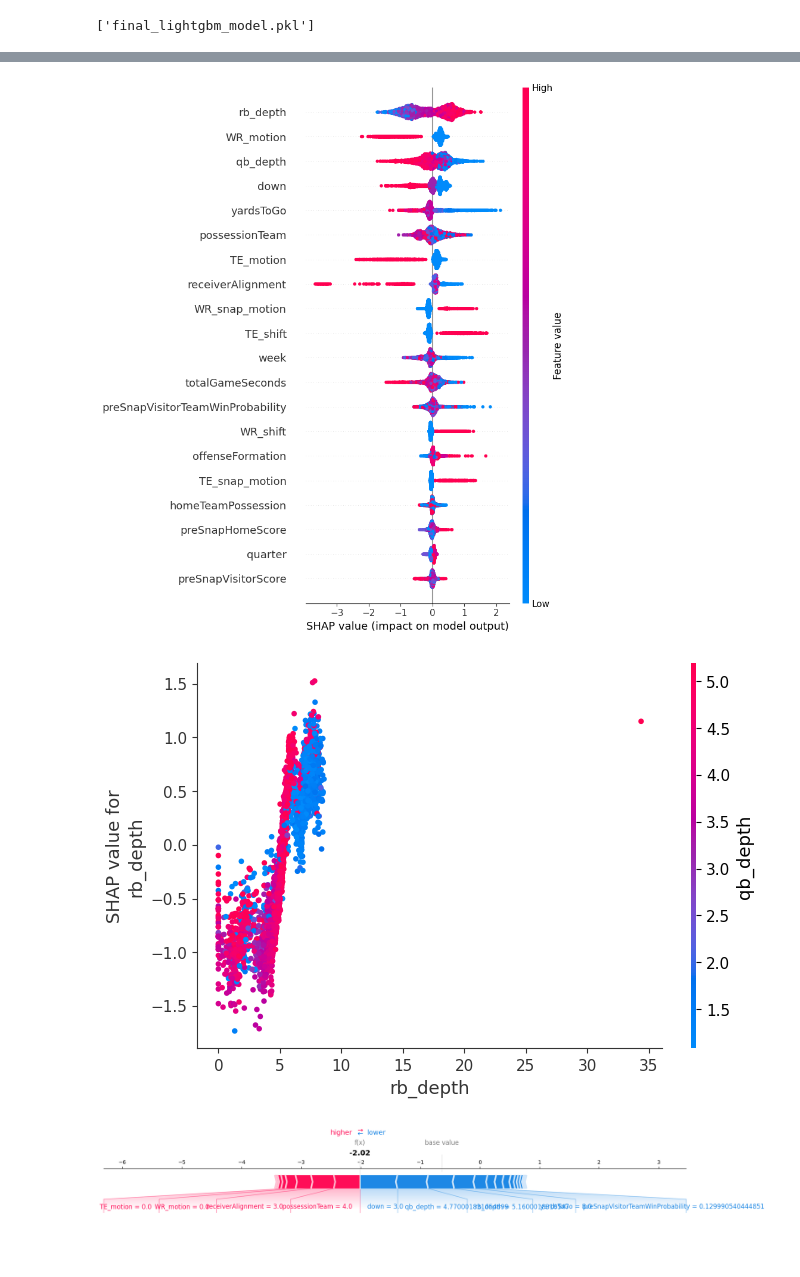
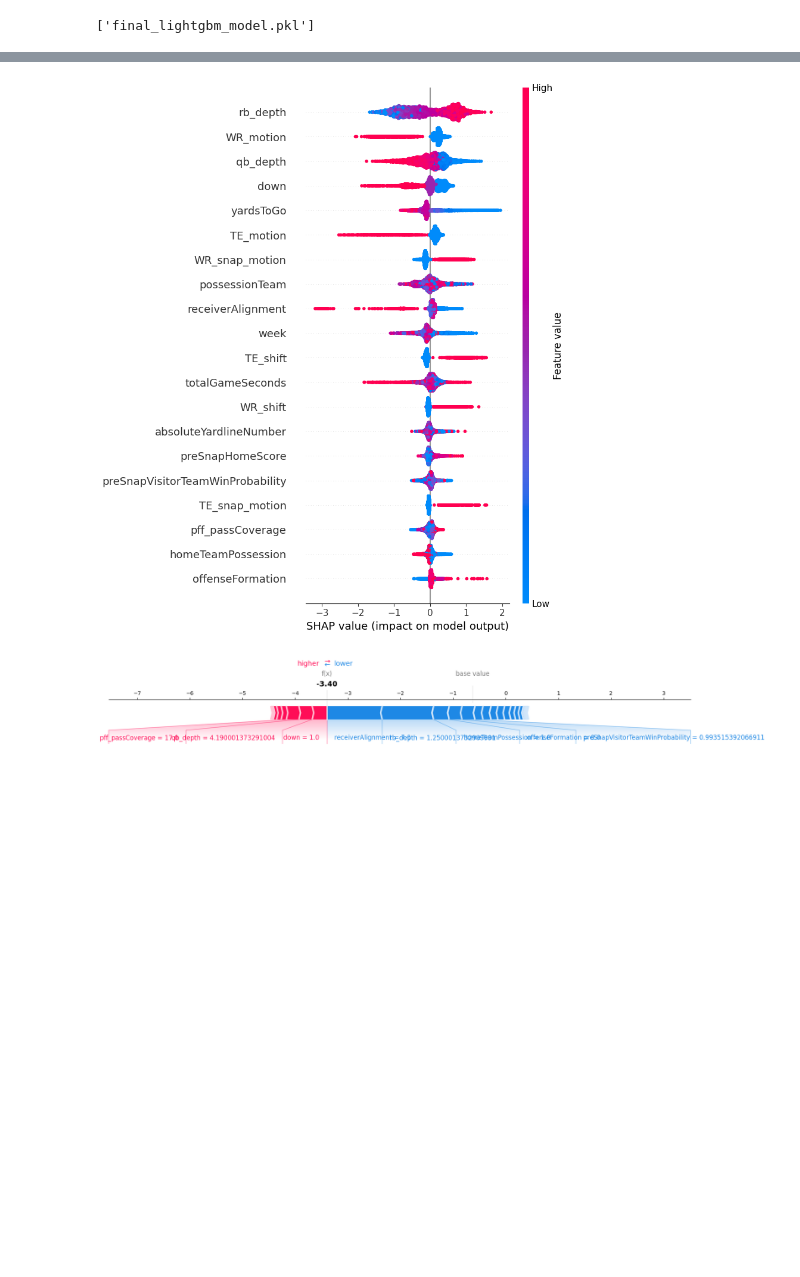
Before and after one commit to ajmoore12/BDB_2025, a Jupyter notebook: Code/bigdata_pm.ipynb, the cells around one changed output, grey strips where cells are left out. Drawn from its saved outputs; the diff is of its cells as text; code cells hidden in the pictures; blank space fills up the shorter version.

```diff
--- a/Code/bigdata_pm.ipynb
+++ b/Code/bigdata_pm.ipynb
@@ -173,12 +185,12 @@ dtype: int64
 # %%
 from sklearn.model_selection import train_test_split
 
-# Separate features and target
+# Separate features and target; removed gameClock and gameClockSeconds because totalGameSeconds is formatted properly
 X = final_df.drop(columns=['target_rush', 'gameId', 'playId', 'gameClock', 'gameClockSeconds' ])
 y = final_df['target_rush']
 
 # Train-test split
-X_train, X_test, y_train, y_test = train_test_split(X, y, test_size=0.2, random_state=42)
+X_train, X_test, y_train, y_test = train_test_split(X, y, test_size=0.3, random_state=42)
 
 print(f"Train shape: {X_train.shape}, Test shape: {X_test.shape}")
 # %% [output]
@@ -187,17 +199,12 @@ Train shape: (12722, 31), Test shape: (3181, 31)
 final_df.to_csv("preprocessed_modeling_data.csv", index=False)
 # %%
 import xgboost as xgb
-from sklearn.model_selection import train_test_split, KFold, cross_val_score
-from sklearn.metrics import roc_auc_score, accuracy_score
+from sklearn.model_selection import KFold, cross_val_score
+from sklearn.metrics import roc_auc_score, accuracy_score, f1_score, confusion_matrix, roc_curve
 from bayes_opt import BayesianOptimization
 import numpy as np
 import pandas as pd
 import matplotlib.pyplot as plt
-
-# Split data into train/validation/test sets
-X_train, X_test, y_train, y_test = train_test_split(
-    X, y, test_size=0.2, random_state=42, stratify=y
-)
 
 # Define Bayesian Optimization for XGBoost with Cross-Validation
 def xgb_cv(max_depth, learning_rate, n_estimators, colsample_bytree, subsample):
@@ -580,26 +570,19 @@ ROC-AUC: 0.8653061474806611
 # %%
-# Step 1: Initialize the SHAP Explainer for LightGBM
+# Initialize the SHAP Explainer for LightGBM
 explainer = shap.TreeExplainer(final_model)
 
-# Step 2: Compute SHAP Values for the Test Data
+# Compute SHAP Values for the Test Data
 shap_values = explainer.shap_values(X_test_optimal)
 
-# Step 3: Summary Plot (Global Feature Importance)
+# Summary Plot (Global Feature Importance)
 # Visualize global feature importance across the dataset
 shap.summary_plot(shap_values, X_test_optimal, plot_type="bar")
 
-# Step 4: Detailed Summary Plot
+# Detailed Summary Plot
 # Shows the distribution of SHAP values for each feature
 shap.summary_plot(shap_values, X_test_optimal)
 
-# Step 5: Dependence Plot for 'rb_depth' vs. 'target_rush'
-# Ensure 'rb_depth' is a feature in X_test_top
-if 'rb_depth' in X_test_optimal.columns:
-    shap.dependence_plot('rb_depth', shap_values, X_test_optimal)
-else:
-    print("Feature 'rb_depth' not found in the test dataset.")
-
-# Step 6: Force Plot (Individual Prediction)
+# Force Plot (Individual Prediction)
 # Ensure compatibility with scalar expected_value
 shap.force_plot(
     explainer.expected_value,  # Scalar expected value
@@ -612,3 +595,2 @@ shap.force_plot(
-[figure, old version]
+[figure, new version]
-[figure, old version]
+[figure, new version]
-[figure, removed]
```
Also changed, not shown: parts of 18 cells of this notebook.
